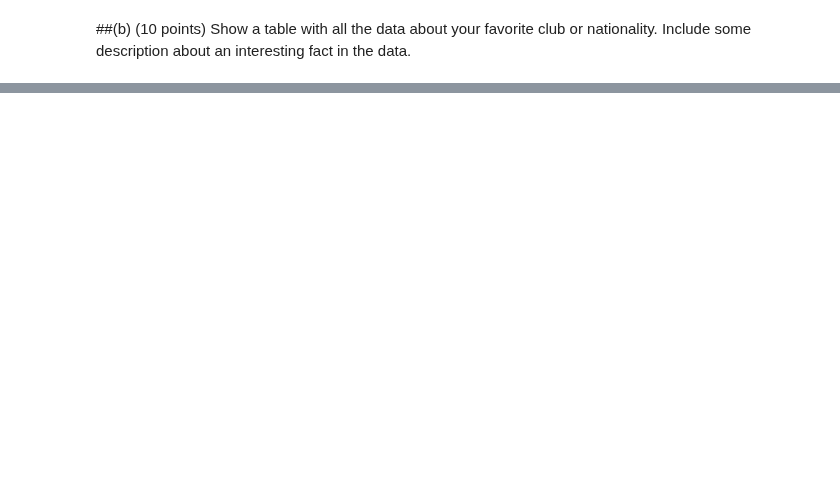
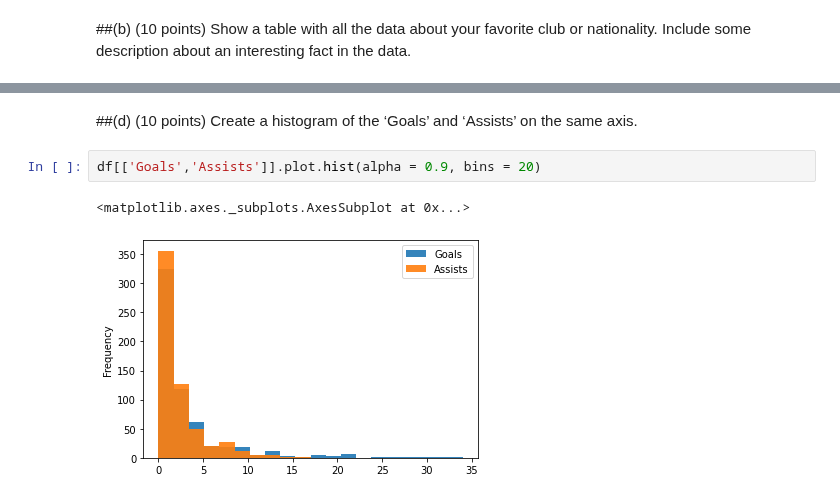
Before and after one commit to Nissun662/Data-Visual, a Jupyter notebook: Exam3.ipynb, the cells around one changed output, grey strips where cells are left out. Saved outputs shown, nothing was run; the diff lists cells and outputs as text; blank space fills up the shorter version.

```diff
--- a/Exam3.ipynb
+++ b/Exam3.ipynb
@@ -66,0 +104,7 @@ to comment on why it is appropriate to stack goals and assists.
+# %% [markdown]
+##(d) (10 points) Create a histogram of the ‘Goals’ and ‘Assists’ on the same axis.
+# %%
+df[['Goals','Assists']].plot.hist(alpha = 0.9, bins = 20)
+# %% [output]
+<matplotlib.axes._subplots.AxesSubplot at 0x...>
+[figure, added]
```
Also changed, not shown: parts of 6 cells of this notebook.
